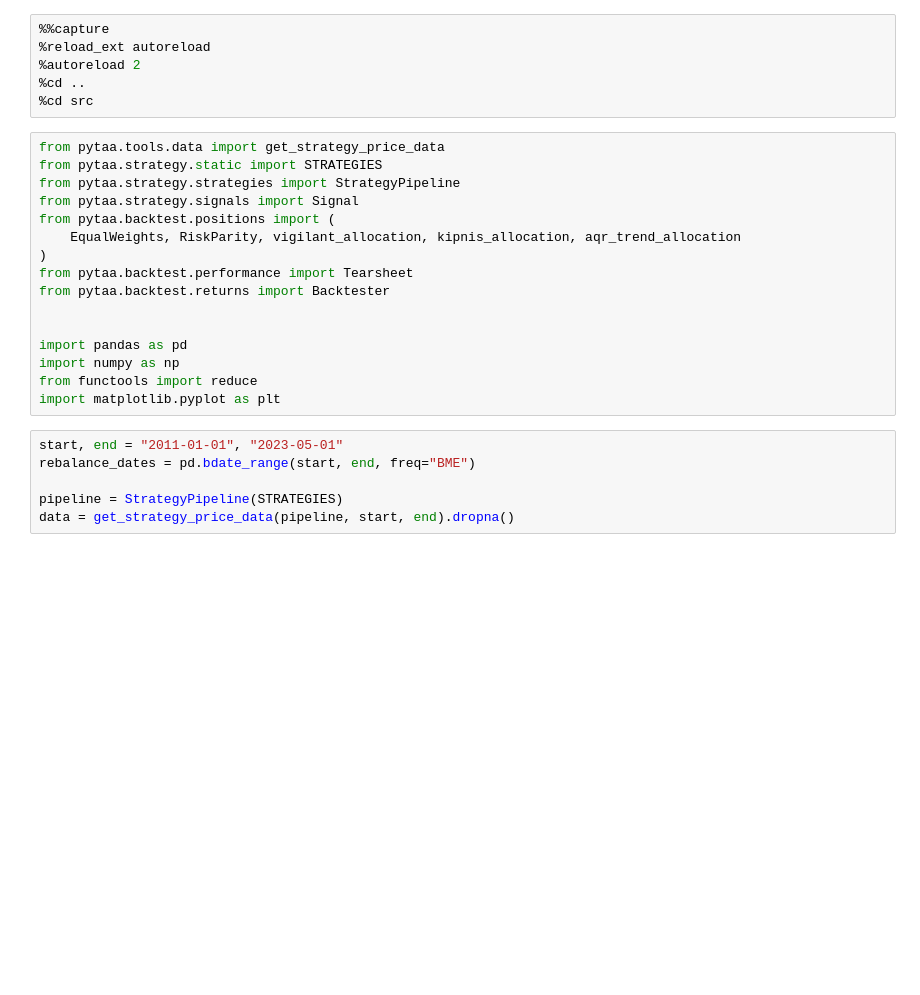
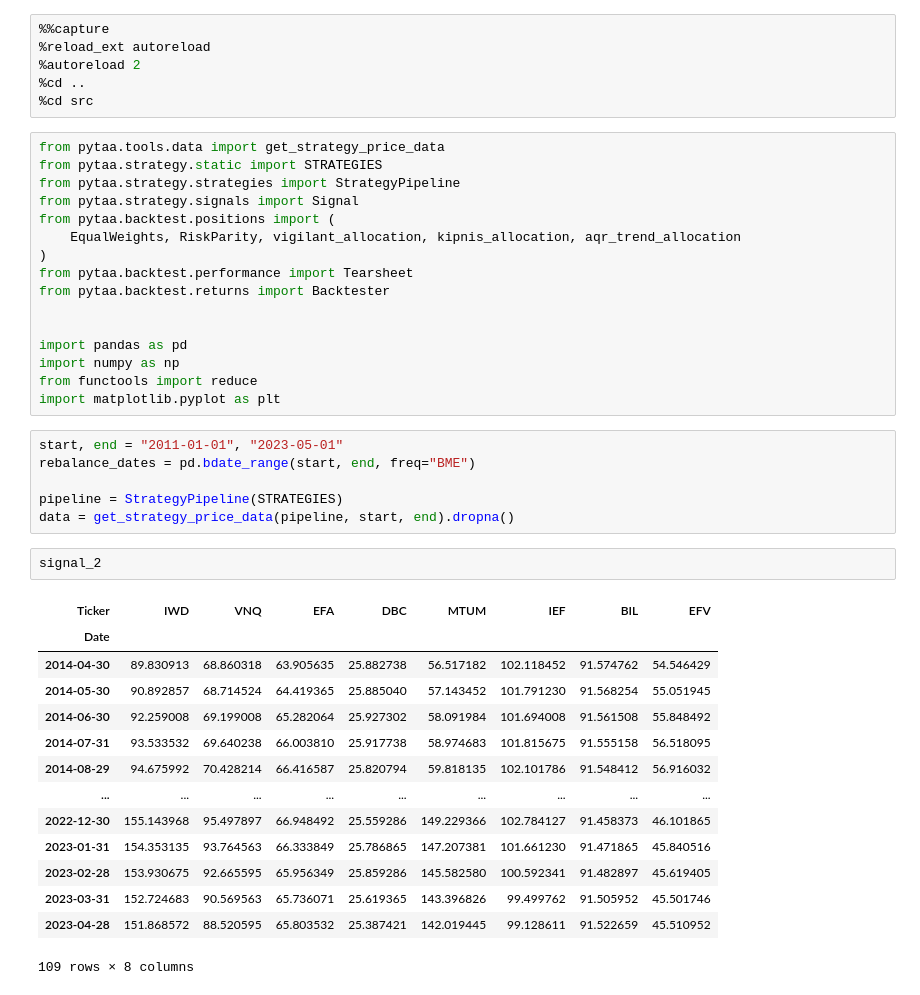
Before and after one commit to oronimbus/tactical-asset-allocation, a Jupyter notebook: notebooks/Main.ipynb, the cells around one changed output. Drawn from its saved outputs; the diff is of its cells as text; blank space fills up the shorter version.

```diff
--- a/notebooks/Main.ipynb
+++ b/notebooks/Main.ipynb
@@ -28,6 +28,23 @@ rebalance_dates = pd.bdate_range(start, end, freq="BME")
 
 pipeline = StrategyPipeline(STRATEGIES)
 data = get_strategy_price_data(pipeline, start, end).dropna()
+# %%
+signal_2
+# %% [output]
+| Ticker | IWD | VNQ | EFA | DBC | MTUM | IEF | BIL | EFV |
+| Date |  |  |  |  |  |  |  |  |
+| 2014-04-30 | 89.830913 | 68.860318 | 63.905635 | 25.882738 | 56.517182 | 102.118452 | 91.574762 | 54.546429 |
+| 2014-05-30 | 90.892857 | 68.714524 | 64.419365 | 25.885040 | 57.143452 | 101.791230 | 91.568254 | 55.051945 |
+| 2014-06-30 | 92.259008 | 69.199008 | 65.282064 | 25.927302 | 58.091984 | 101.694008 | 91.561508 | 55.848492 |
+| 2014-07-31 | 93.533532 | 69.640238 | 66.003810 | 25.917738 | 58.974683 | 101.815675 | 91.555158 | 56.518095 |
+| 2014-08-29 | 94.675992 | 70.428214 | 66.416587 | 25.820794 | 59.818135 | 102.101786 | 91.548412 | 56.916032 |
+| ... | ... | ... | ... | ... | ... | ... | ... | ... |
+| 2022-12-30 | 155.143968 | 95.497897 | 66.948492 | 25.559286 | 149.229366 | 102.784127 | 91.458373 | 46.101865 |
+| 2023-01-31 | 154.353135 | 93.764563 | 66.333849 | 25.786865 | 147.207381 | 101.661230 | 91.471865 | 45.840516 |
+| 2023-02-28 | 153.930675 | 92.665595 | 65.956349 | 25.859286 | 145.582580 | 100.592341 | 91.482897 | 45.619405 |
+| 2023-03-31 | 152.724683 | 90.569563 | 65.736071 | 25.619365 | 143.396826 | 99.499762 | 91.505952 | 45.501746 |
+| 2023-04-28 | 151.868572 | 88.520595 | 65.803532 | 25.387421 | 142.019445 | 99.128611 | 91.522659 | 45.510952 |
+109 rows × 8 columns
 # %%
 all_strategies = []
 
```
Also changed, not shown: parts of 6 cells of this notebook.
